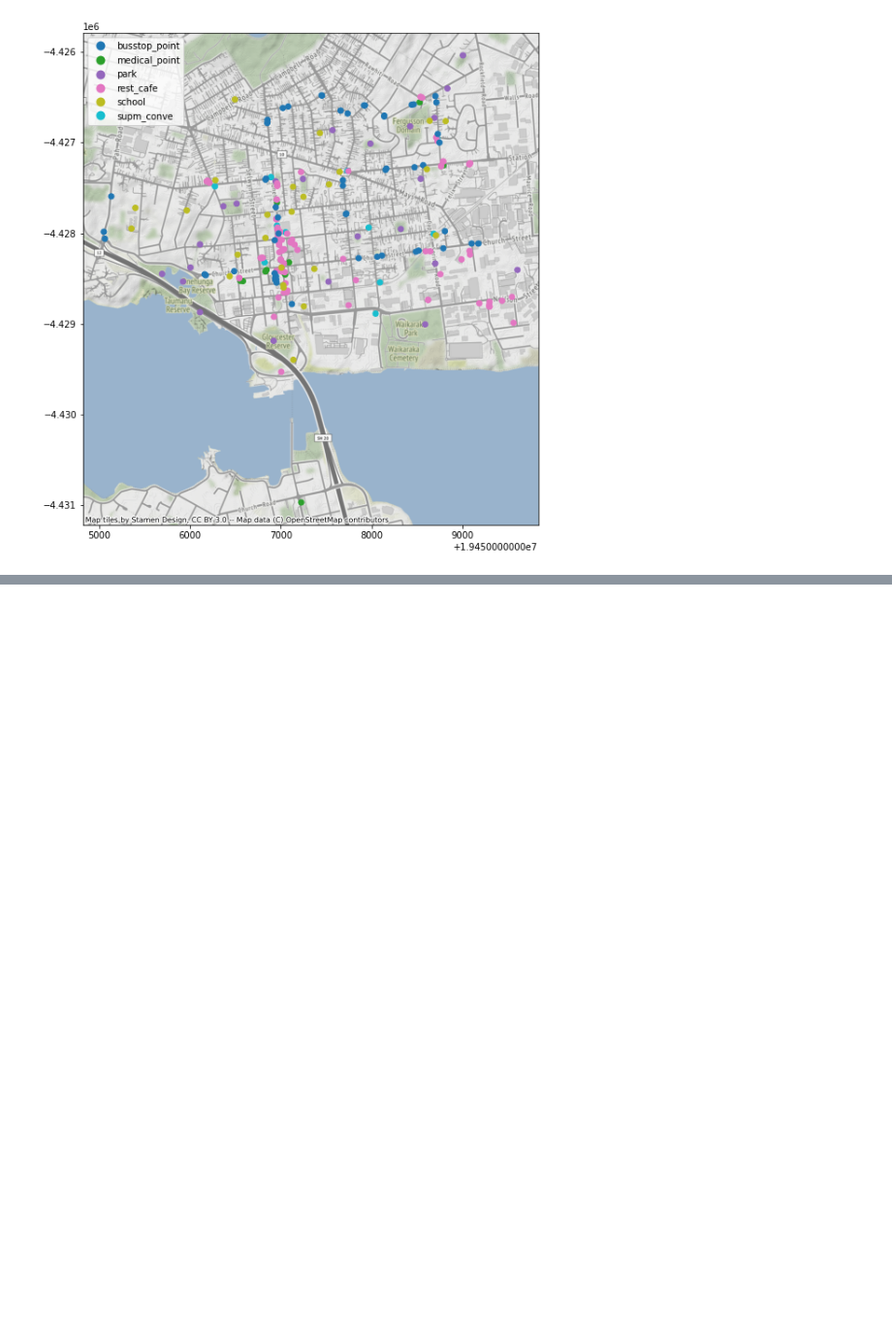
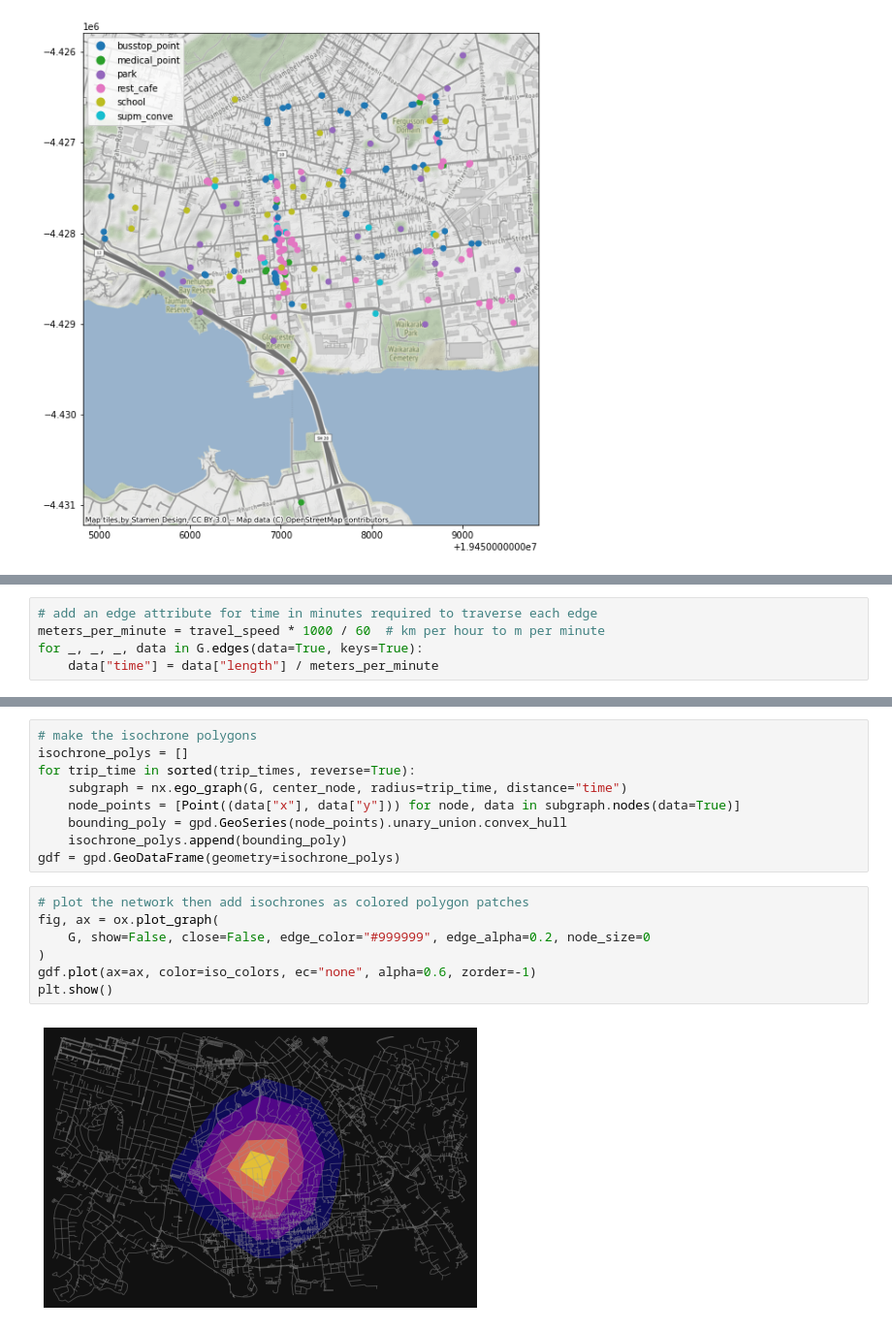
Before and after one commit to UoA-eResearch/onehunga_poi_proximity, a Jupyter notebook: process.ipynb, the cells around one changed output, grey strips where cells are left out. Shown at 97% size. Drawn from its saved outputs; the diff is of its cells as text; blank space fills up the shorter version.

```diff
--- a/process.ipynb
+++ b/process.ipynb
@@ -49,0 +102,5 @@ cx.add_basemap(ax)
+# %%
+# add an edge attribute for time in minutes required to traverse each edge
+meters_per_minute = travel_speed * 1000 / 60  # km per hour to m per minute
+for _, _, _, data in G.edges(data=True, keys=True):
+    data["time"] = data["length"] / meters_per_minute
@@ -49,0 +129,18 @@ cx.add_basemap(ax)
+# %%
+# make the isochrone polygons
+isochrone_polys = []
+for trip_time in sorted(trip_times, reverse=True):
+    subgraph = nx.ego_graph(G, center_node, radius=trip_time, distance="time")
+    node_points = [Point((data["x"], data["y"])) for node, data in subgraph.nodes(data=True)]
+    bounding_poly = gpd.GeoSeries(node_points).unary_union.convex_hull
+    isochrone_polys.append(bounding_poly)
+gdf = gpd.GeoDataFrame(geometry=isochrone_polys)
+# %%
+# plot the network then add isochrones as colored polygon patches
+fig, ax = ox.plot_graph(
+    G, show=False, close=False, edge_color="#999999", edge_alpha=0.2, node_size=0
+)
+gdf.plot(ax=ax, color=iso_colors, ec="none", alpha=0.6, zorder=-1)
+plt.show()
+# %% [output]
+[figure, added]
```
Also changed, not shown: parts of 12 cells of this notebook, 1 other file.
